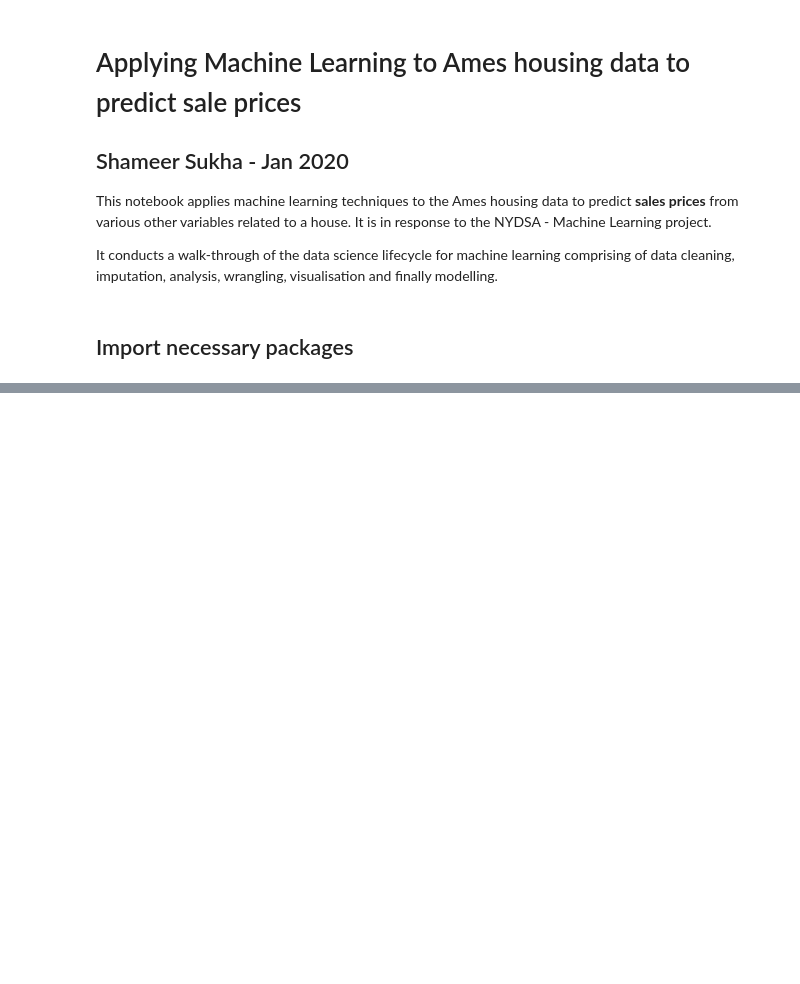
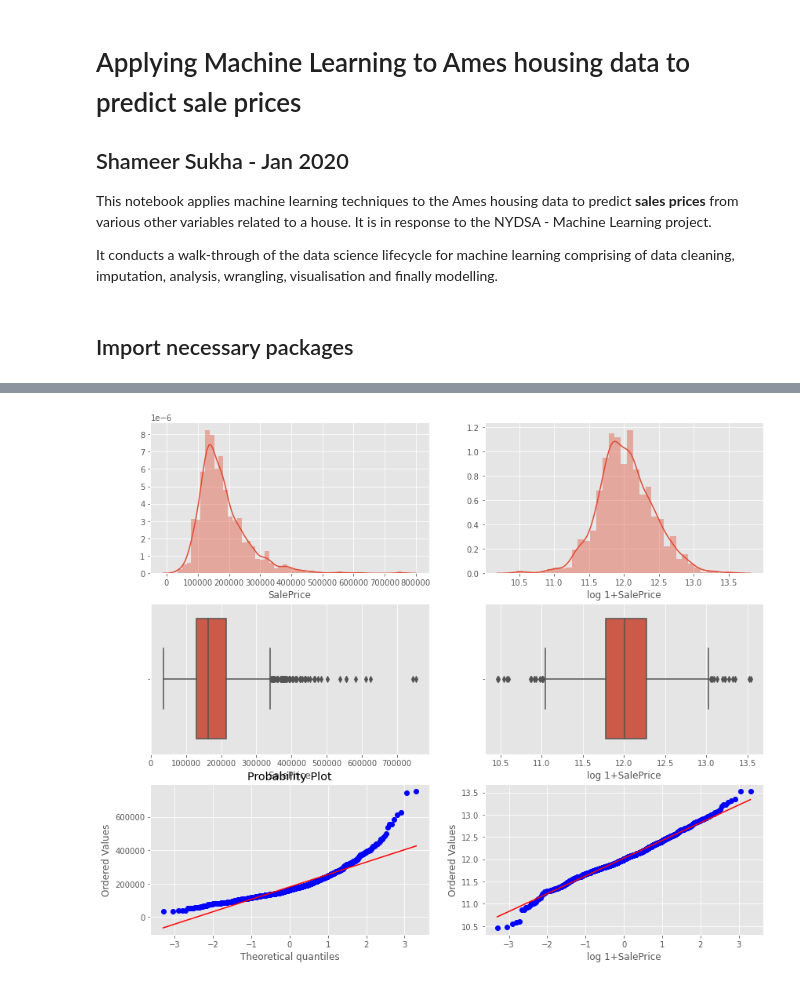
Before and after one commit to supasham/NYCDSA-MachineLearningProject, a Jupyter notebook: Predicting sales prices on Ames housing data set.ipynb, the cells around one changed output, grey strips where cells are left out. Drawn from its saved outputs; the diff is of its cells as text; code cells hidden in the pictures; blank space fills up the shorter version.

```diff
--- a/Predicting sales prices on Ames housing data set.ipynb
+++ b/Predicting sales prices on Ames housing data set.ipynb
@@ -282,0 +51,4 @@ corr_plot(train,salescorr_vars)
+# %%
+# Read .csv files
+housing = pd.read_csv('./data/train.csv')
+housing.shape
@@ -282,0 +275,25 @@ corr_plot(train,salescorr_vars)
+# %%
+def chart_singlevar_dist(df, response):
+    """
+    Takes a dataframe df with identified target variable in response  and plots histogram, box plot and qq-plot.
+    This will help to quickly identify normality.
+    """
+    fig, ax = plt.subplots(figsize=(14, 12), ncols=2, nrows=3, sharex=False, sharey=False)
+
+    sns.distplot(df[response], norm_hist=True, ax=ax[0,0])
+    sns.boxplot(df[response], ax=ax[1,0])
+    stats.probplot(df[response], plot=ax[2,0])
+    #ax[2,0].set(title='')
+
+    sns.distplot(np.log1p(df[response]), norm_hist=True, ax=ax[0,1])
+    ax[0,1].set(xlabel = 'log 1+'+response)
+    sns.boxplot(np.log1p(df[response]), ax=ax[1,1])
+    ax[1,1].set(xlabel = 'log 1+'+response)
+    stats.probplot(np.log1p(df[response]), plot=ax[2,1])
+    ax[2,1].set(xlabel = 'log 1+'+response, title='')
+
+    return fig.show()
+# %%
+chart_singlevar_dist(housing, 'SalePrice')
+# %% [output]
+[figure, added]
```
Also changed, not shown: parts of 50 cells of this notebook.
